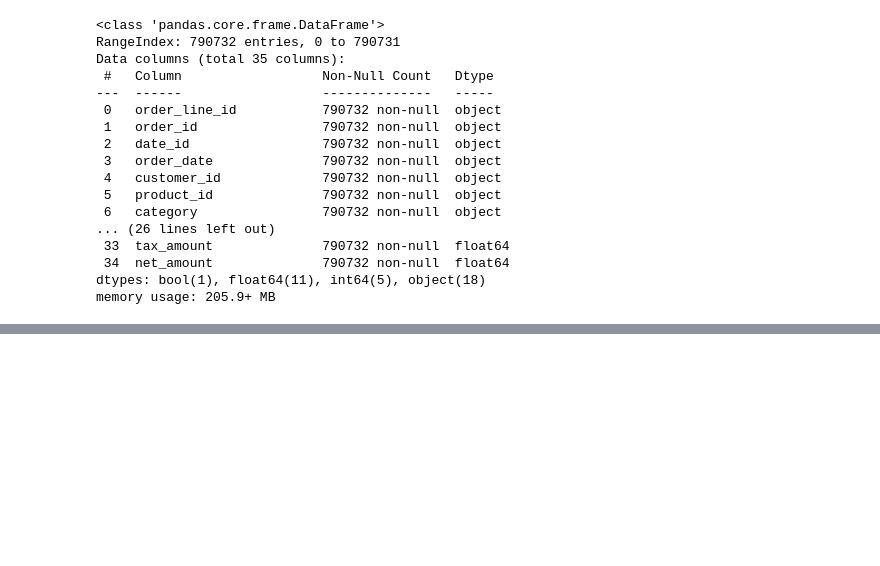
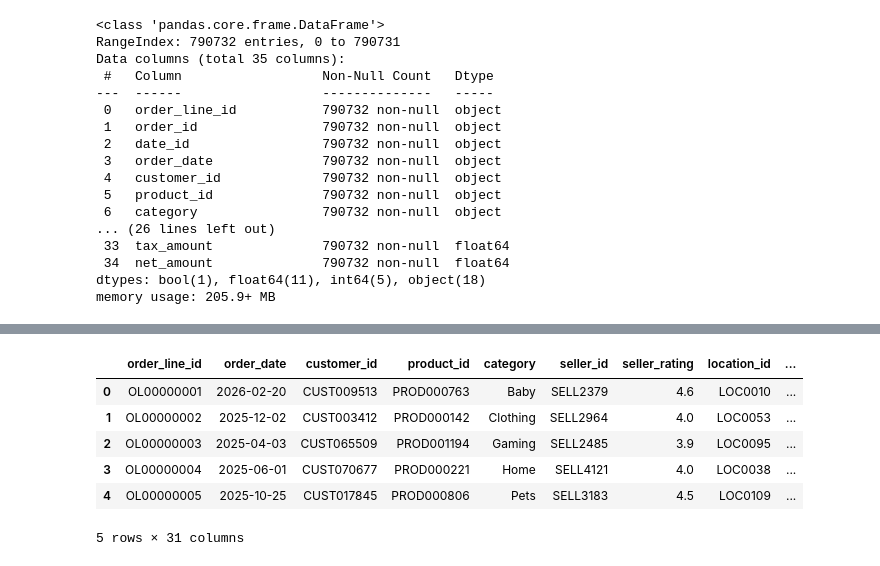
Before and after one commit to BhupathiTharun/Supply-chain-data-warehouse, a Jupyter notebook: data_cleaning.ipynb, the cells around one changed output, grey strips where cells are left out. Drawn from its saved outputs; the diff is of its cells as text; code cells hidden in the pictures; blank space fills up the shorter version.

Commit message:
Update data_cleaning.ipynb
removed unwanted columns

```diff
--- a/data_cleaning.ipynb
+++ b/data_cleaning.ipynb
@@ -51,0 +64,20 @@ memory usage: 205.9+ MB
+# %%
+df=df[['order_line_id', 'order_date', 'customer_id',
+       'product_id', 'category', 'seller_id', 'seller_rating', 'location_id',
+       'delivery_person_id', 'payment_id', 'campaign_id', 'fulfillment_id',
+       'quantity', 'unit_price', 'discount_percentage', 'tax_percentage',
+       'shipping_fee', 'actual_delivery_date',
+       'delivery_rating', 'order_status', 'return_flag', 'refund_amount',
+       'return_date', 'customer_rating', 'review_text', 'sentiment_score',
+       'delivery_delay_days', 'gross_amount',
+       'discount_amount', 'tax_amount', 'net_amount']]
+# %%
+df.head()
+# %% [output]
+|  | order_line_id | order_date | customer_id | product_id | category | seller_id | seller_rating | location_id | ... |
+| 0 | OL00000001 | 2026-02-20 | CUST009513 | PROD000763 | Baby | SELL2379 | 4.6 | LOC0010 | ... |
+| 1 | OL00000002 | 2025-12-02 | CUST003412 | PROD000142 | Clothing | SELL2964 | 4.0 | LOC0053 | ... |
+| 2 | OL00000003 | 2025-04-03 | CUST065509 | PROD001194 | Gaming | SELL2485 | 3.9 | LOC0095 | ... |
+| 3 | OL00000004 | 2025-06-01 | CUST070677 | PROD000221 | Home | SELL4121 | 4.0 | LOC0038 | ... |
+| 4 | OL00000005 | 2025-10-25 | CUST017845 | PROD000806 | Pets | SELL3183 | 4.5 | LOC0109 | ... |
+5 rows × 31 columns
```
Also changed, not shown: parts of 2 cells of this notebook.
